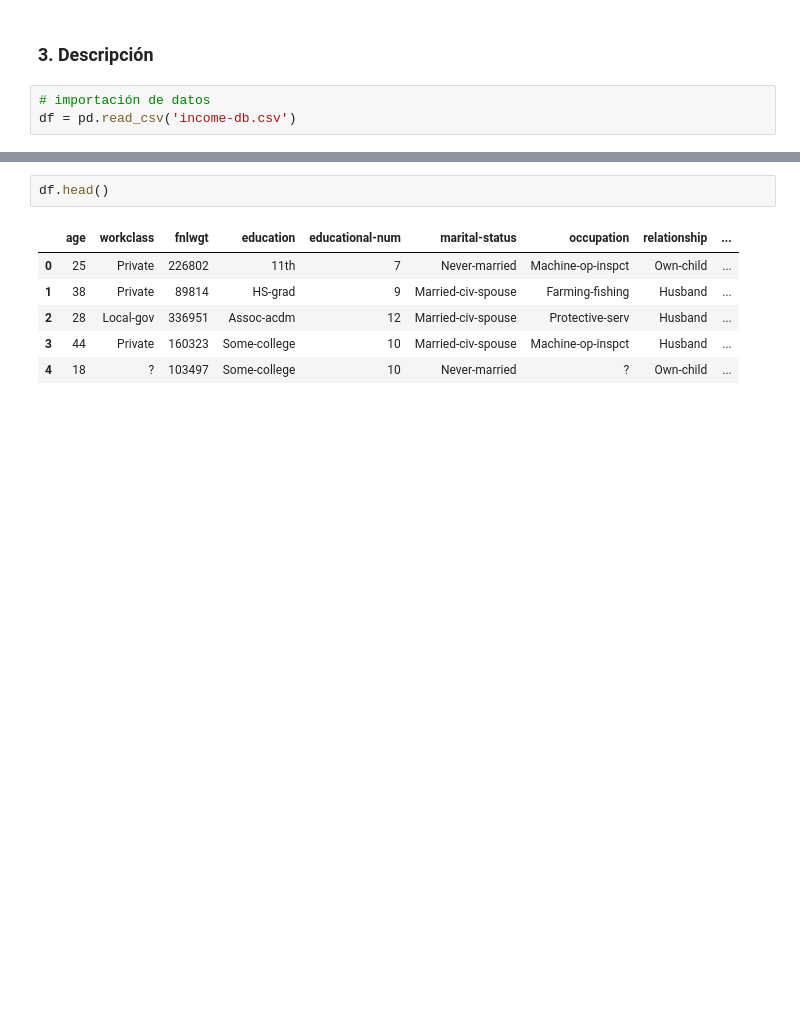
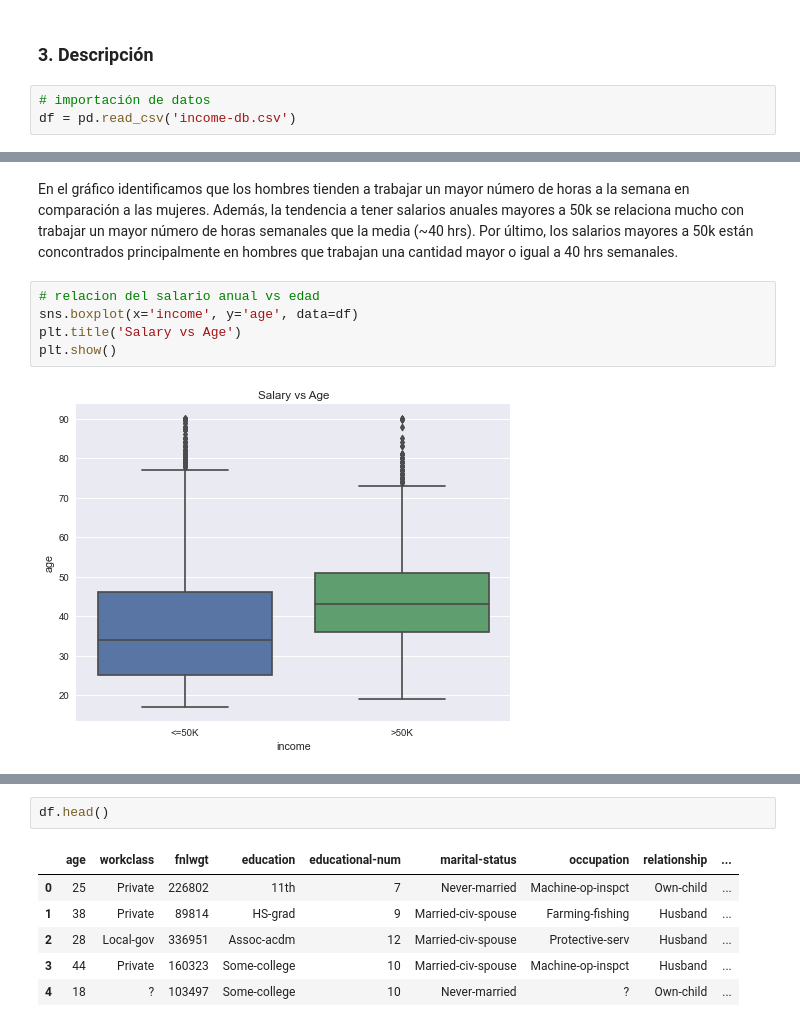
Before and after one commit to oportusgonzalo/data-science-desafio-latam, a Jupyter notebook: data-science-fundamentals/prueba/enunciado_1.ipynb, the cells around one changed output, grey strips where cells are left out. Cells and saved outputs as stored; diff of their text form; blank space fills up the shorter version.

```diff
--- a/data-science-fundamentals/prueba/enunciado_1.ipynb
+++ b/data-science-fundamentals/prueba/enunciado_1.ipynb
@@ -110,0 +151,9 @@ df = pd.read_csv('income-db.csv')
+# %% [markdown]
+En el gráfico identificamos que los hombres tienden a trabajar un mayor número de horas a la semana en comparación a las mujeres. Además, la tendencia a tener salarios anuales mayores a 50k se relaciona mucho con trabajar un mayor número de horas semanales que la media (~40 hrs). Por último, los salarios mayores a 50k están concontrados principalmente en hombres que trabajan una cantidad mayor o igual a 40 hrs semanales.
+# %%
+# relacion del salario anual vs edad
+sns.boxplot(x='income', y='age', data=df)
+plt.title('Salary vs Age')
+plt.show()
+# %% [output]
+[figure, added]
```
Also changed, not shown: parts of 13 cells of this notebook.
